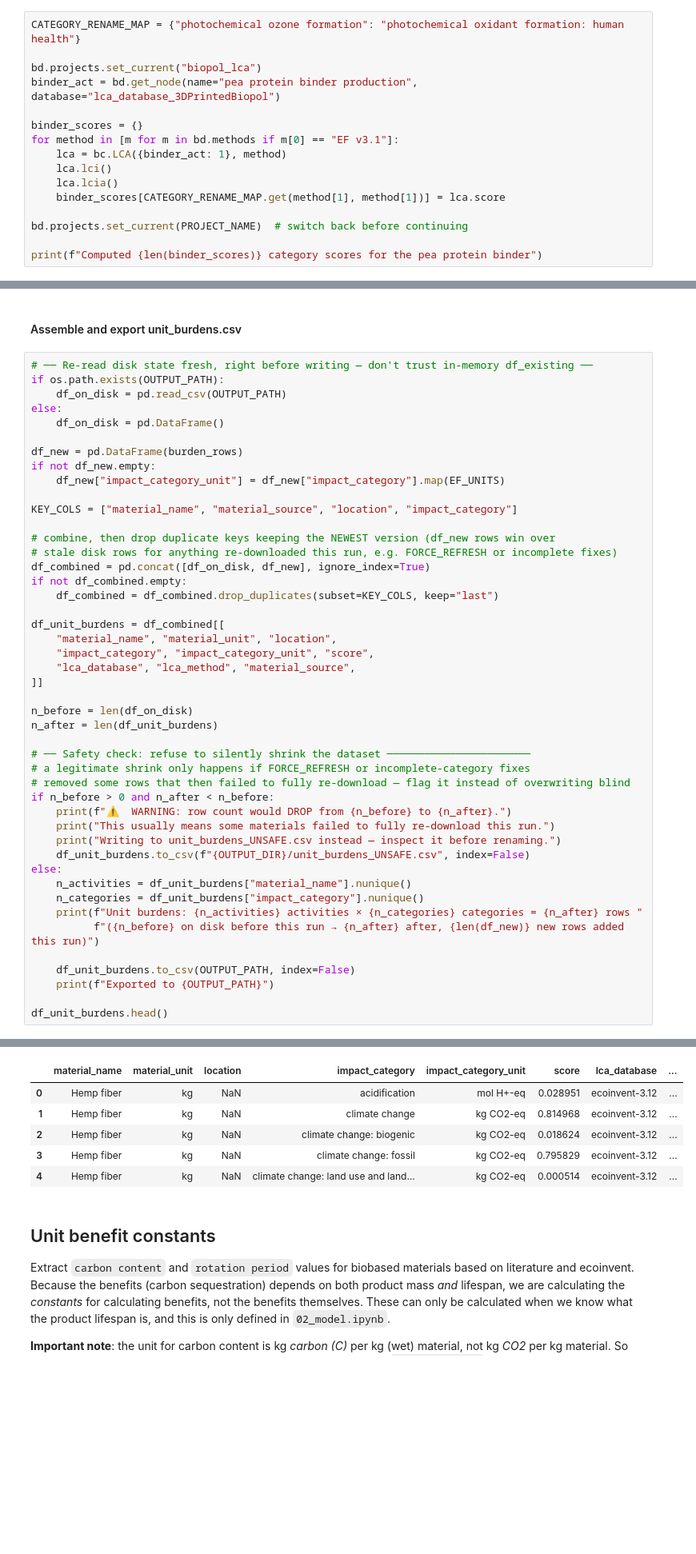
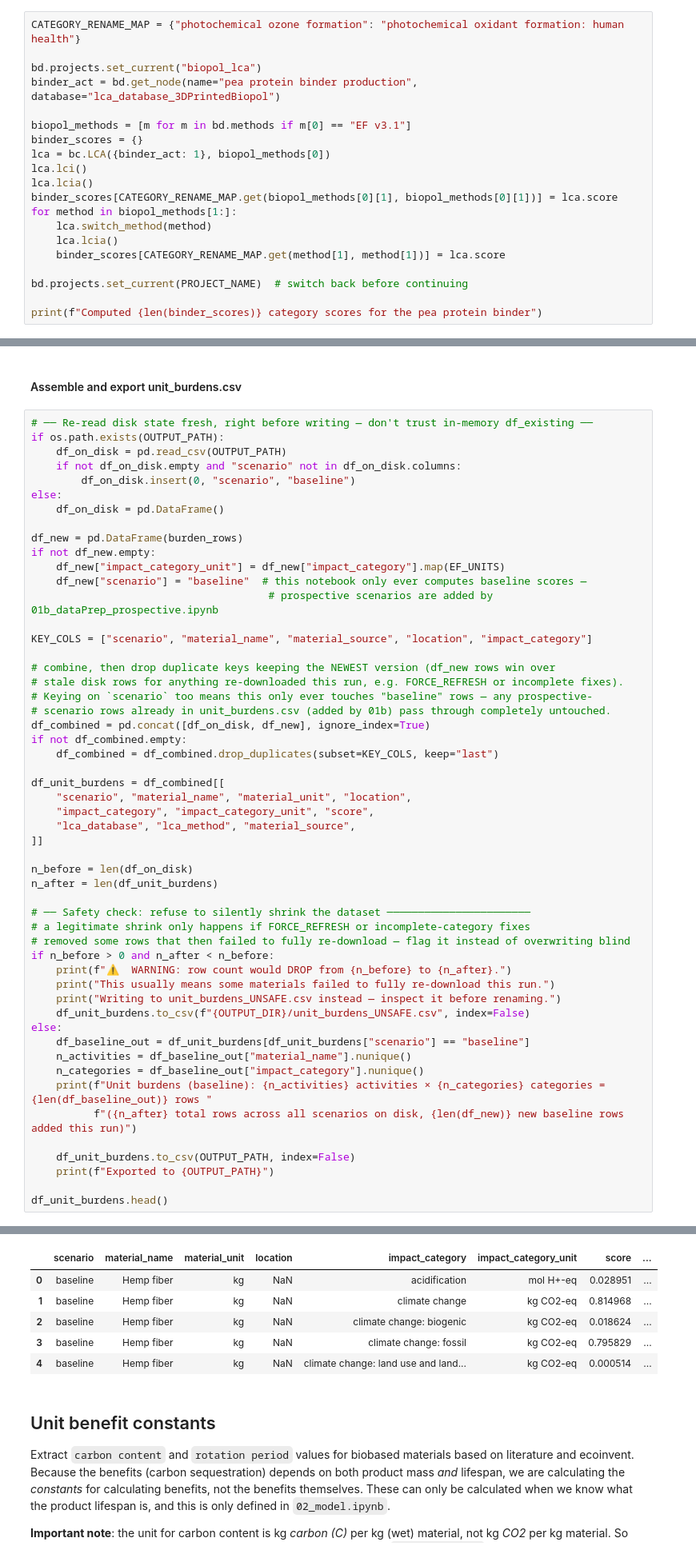
Before and after one commit to TanyaTsui/lca_circular_biobased, a Jupyter notebook: notebooks/260813_lcaModel/01_dataPrep.ipynb, the cells around one changed output, grey strips where cells are left out. Shown at 80% size. Cells and saved outputs as stored; diff of their text form; blank space fills up the shorter version.

```diff
--- a/notebooks/260813_lcaModel/01_dataPrep.ipynb
+++ b/notebooks/260813_lcaModel/01_dataPrep.ipynb
@@ -221,10 +229,14 @@ CATEGORY_RENAME_MAP = {"photochemical ozone formation": "photochemical oxidant f
 bd.projects.set_current("biopol_lca")
 binder_act = bd.get_node(name="pea protein binder production", database="lca_database_3DPrintedBiopol")
 
+biopol_methods = [m for m in bd.methods if m[0] == "EF v3.1"]
 binder_scores = {}
-for method in [m for m in bd.methods if m[0] == "EF v3.1"]:
-    lca = bc.LCA({binder_act: 1}, method)
-    lca.lci()
+lca = bc.LCA({binder_act: 1}, biopol_methods[0])
+lca.lci()
+lca.lcia()
+binder_scores[CATEGORY_RENAME_MAP.get(biopol_methods[0][1], biopol_methods[0][1])] = lca.score
+for method in biopol_methods[1:]:
+    lca.switch_method(method)
     lca.lcia()
     binder_scores[CATEGORY_RENAME_MAP.get(method[1], method[1])] = lca.score
 
@@ -525,23 +550,29 @@ Skipped 30 already-complete activities: ['Bark chips', 'Cellulose reject fibers'
 # ── Re-read disk state fresh, right before writing — don't trust in-memory df_existing ──
 if os.path.exists(OUTPUT_PATH):
     df_on_disk = pd.read_csv(OUTPUT_PATH)
+    if not df_on_disk.empty and "scenario" not in df_on_disk.columns:
+        df_on_disk.insert(0, "scenario", "baseline")
 else:
     df_on_disk = pd.DataFrame()
 
 df_new = pd.DataFrame(burden_rows)
 if not df_new.empty:
     df_new["impact_category_unit"] = df_new["impact_category"].map(EF_UNITS)
+    df_new["scenario"] = "baseline"  # this notebook only ever computes baseline scores —
+                                      # prospective scenarios are added by 01b_dataPrep_prospective.ipynb
 
-KEY_COLS = ["material_name", "material_source", "location", "impact_category"]
+KEY_COLS = ["scenario", "material_name", "material_source", "location", "impact_category"]
 
 # combine, then drop duplicate keys keeping the NEWEST version (df_new rows win over
-# stale disk rows for anything re-downloaded this run, e.g. FORCE_REFRESH or incomplete fixes)
+# stale disk rows for anything re-downloaded this run, e.g. FORCE_REFRESH or incomplete fixes).
+# Keying on `scenario` too means this only ever touches "baseline" rows — any prospective-
+# scenario rows already in unit_burdens.csv (added by 01b) pass through completely untouched.
 df_combined = pd.concat([df_on_disk, df_new], ignore_index=True)
 if not df_combined.empty:
     df_combined = df_combined.drop_duplicates(subset=KEY_COLS, keep="last")
 
 df_unit_burdens = df_combined[[
-    "material_name", "material_unit", "location",
+    "scenario", "material_name", "material_unit", "location",
     "impact_category", "impact_category_unit", "score",
     "lca_database", "lca_method", "material_source",
 ]]
@@ -558,10 +589,11 @@ if n_before > 0 and n_after < n_before:
     print("Writing to unit_burdens_UNSAFE.csv instead — inspect it before renaming.")
     df_unit_burdens.to_csv(f"{OUTPUT_DIR}/unit_burdens_UNSAFE.csv", index=False)
 else:
-    n_activities = df_unit_burdens["material_name"].nunique()
-    n_categories = df_unit_burdens["impact_category"].nunique()
-    print(f"Unit burdens: {n_activities} activities × {n_categories} categories = {n_after} rows "
-          f"({n_before} on disk before this run → {n_after} after, {len(df_new)} new rows added this run)")
+    df_baseline_out = df_unit_burdens[df_unit_burdens["scenario"] == "baseline"]
+    n_activities = df_baseline_out["material_name"].nunique()
+    n_categories = df_baseline_out["impact_category"].nunique()
+    print(f"Unit burdens (baseline): {n_activities} activities × {n_categories} categories = {len(df_baseline_out)} rows "
+          f"({n_after} total rows across all scenarios on disk, {len(df_new)} new baseline rows added this run)")
 
     df_unit_burdens.to_csv(OUTPUT_PATH, index=False)
     print(f"Exported to {OUTPUT_PATH}")
@@ -572,10 +604,10 @@ Unit burdens: 27 activities × 25 categories = 2750 rows (1725 on disk before th
 Exported to ../../data/processed/unit_burdens.csv
-|  | material_name | material_unit | location | impact_category | impact_category_unit | score | lca_database | ... |
-| 0 | Hemp fiber | kg | NaN | acidification | mol H+-eq | 0.028951 | ecoinvent-3.12 | ... |
-| 1 | Hemp fiber | kg | NaN | climate change | kg CO2-eq | 0.814968 | ecoinvent-3.12 | ... |
-| 2 | Hemp fiber | kg | NaN | climate change: biogenic | kg CO2-eq | 0.018624 | ecoinvent-3.12 | ... |
-| 3 | Hemp fiber | kg | NaN | climate change: fossil | kg CO2-eq | 0.795829 | ecoinvent-3.12 | ... |
-| 4 | Hemp fiber | kg | NaN | climate change: land use and land... | kg CO2-eq | 0.000514 | ecoinvent-3.12 | ... |
+|  | scenario | material_name | material_unit | location | impact_category | impact_category_unit | score | ... |
+| 0 | baseline | Hemp fiber | kg | NaN | acidification | mol H+-eq | 0.028951 | ... |
+| 1 | baseline | Hemp fiber | kg | NaN | climate change | kg CO2-eq | 0.814968 | ... |
+| 2 | baseline | Hemp fiber | kg | NaN | climate change: biogenic | kg CO2-eq | 0.018624 | ... |
+| 3 | baseline | Hemp fiber | kg | NaN | climate change: fossil | kg CO2-eq | 0.795829 | ... |
+| 4 | baseline | Hemp fiber | kg | NaN | climate change: land use and land... | kg CO2-eq | 0.000514 | ... |
 # %% [markdown]
 ## Unit benefit constants
 
```
Also changed, not shown: parts of 3 cells of this notebook, 7 other files.
